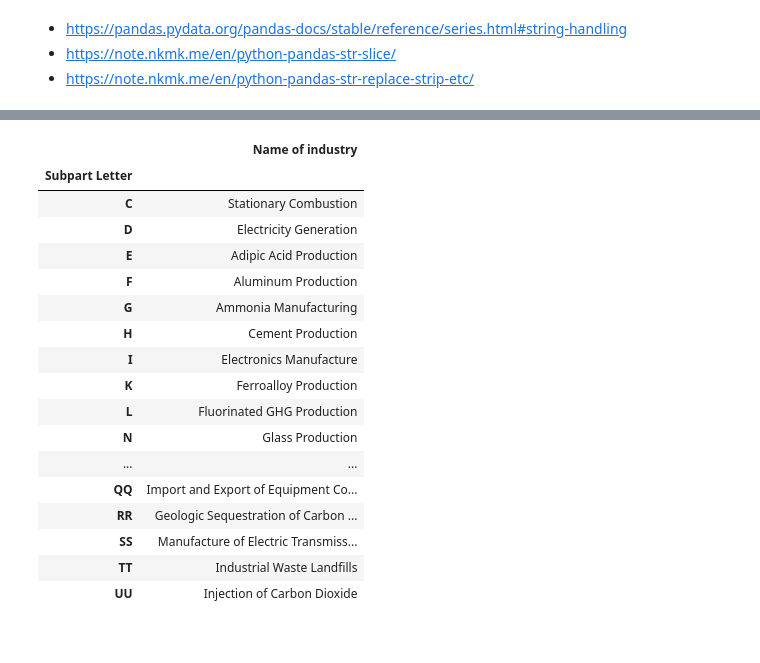
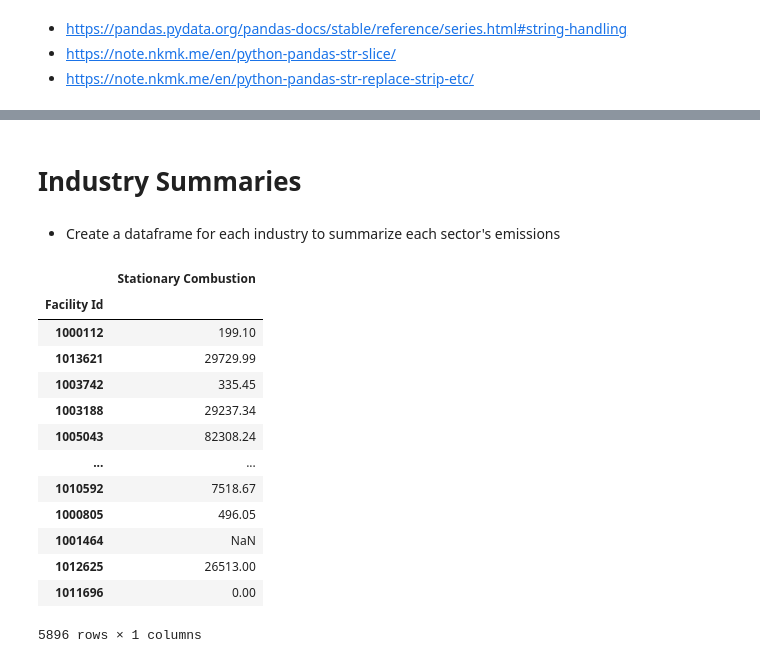
Before and after one commit to edanyi/ed_RCEL506, a Jupyter notebook: RCEL 506_CCS Analysis.ipynb, the cells around one changed output, grey strips where cells are left out. Cells and saved outputs as stored; diff of their text form; code cells hidden in the pictures.

```diff
--- a/RCEL 506_CCS Analysis.ipynb
+++ b/RCEL 506_CCS Analysis.ipynb
@@ -314,21 +286,21 @@ co2_facilities[['Industry Type (subparts)']]
-# %%
-subparts[['Name of industry']]
-# %% [output]
-|  | Name of industry |
-| Subpart Letter |  |
-| C | Stationary Combustion |
-| D | Electricity Generation |
-| E | Adipic Acid Production |
-| F | Aluminum Production |
-| G | Ammonia Manufacturing |
-| H | Cement Production |
-| I | Electronics Manufacture |
-| K | Ferroalloy Production |
-| L | Fluorinated GHG Production |
-| N | Glass Production |
-| ... | ... |
-| QQ | Import and Export of Equipment Co... |
-| RR | Geologic Sequestration of Carbon ... |
-| SS | Manufacture of Electric Transmiss... |
-| TT | Industrial Waste Landfills |
-| UU | Injection of Carbon Dioxide |
+# %% [markdown]
+# Industry Summaries
+# %% [markdown]
+- Create a dataframe for each industry to summarize each sector's emissions
+# %%
+co2_industries[['Stationary Combustion']]
+# %% [output]
+|  | Stationary Combustion |
+| Facility Id |  |
+| 1000112 | 199.10 |
+| 1013621 | 29729.99 |
+| 1003742 | 335.45 |
+| 1003188 | 29237.34 |
+| 1005043 | 82308.24 |
+| ... | ... |
+| 1010592 | 7518.67 |
+| 1000805 | 496.05 |
+| 1001464 | NaN |
+| 1012625 | 26513.00 |
+| 1011696 | 0.00 |
+5896 rows × 1 columns
```
Also changed, not shown: parts of 3 cells of this notebook.
